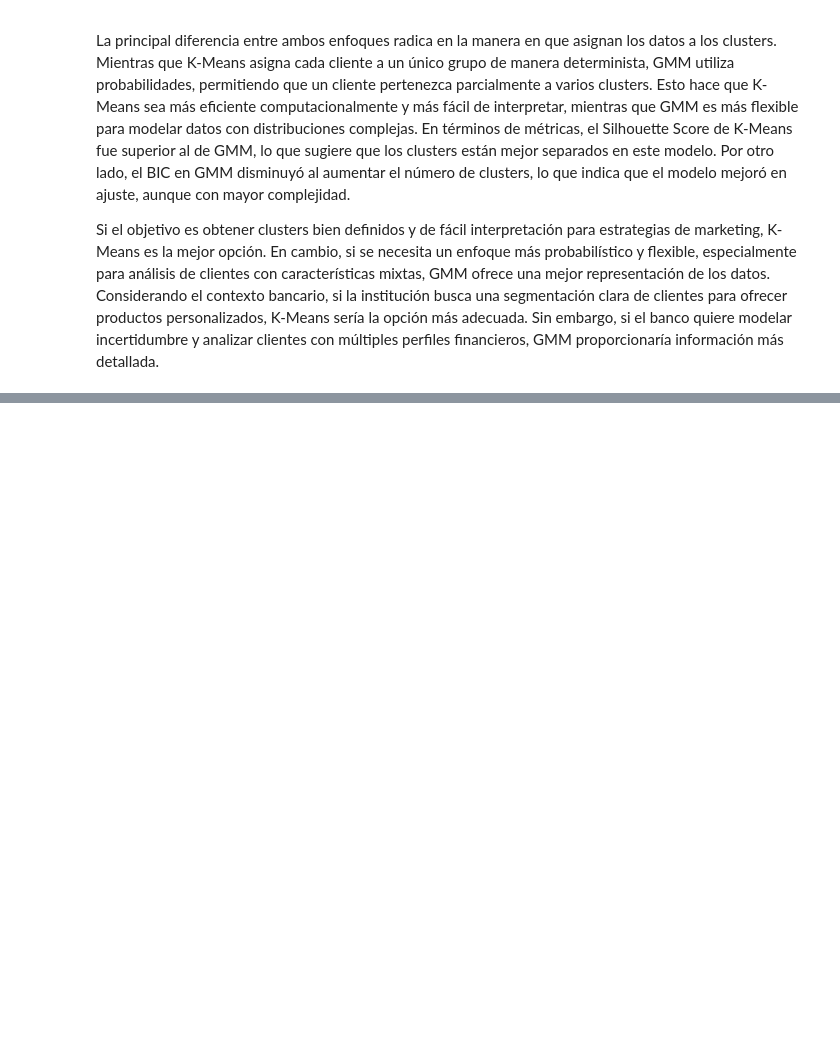
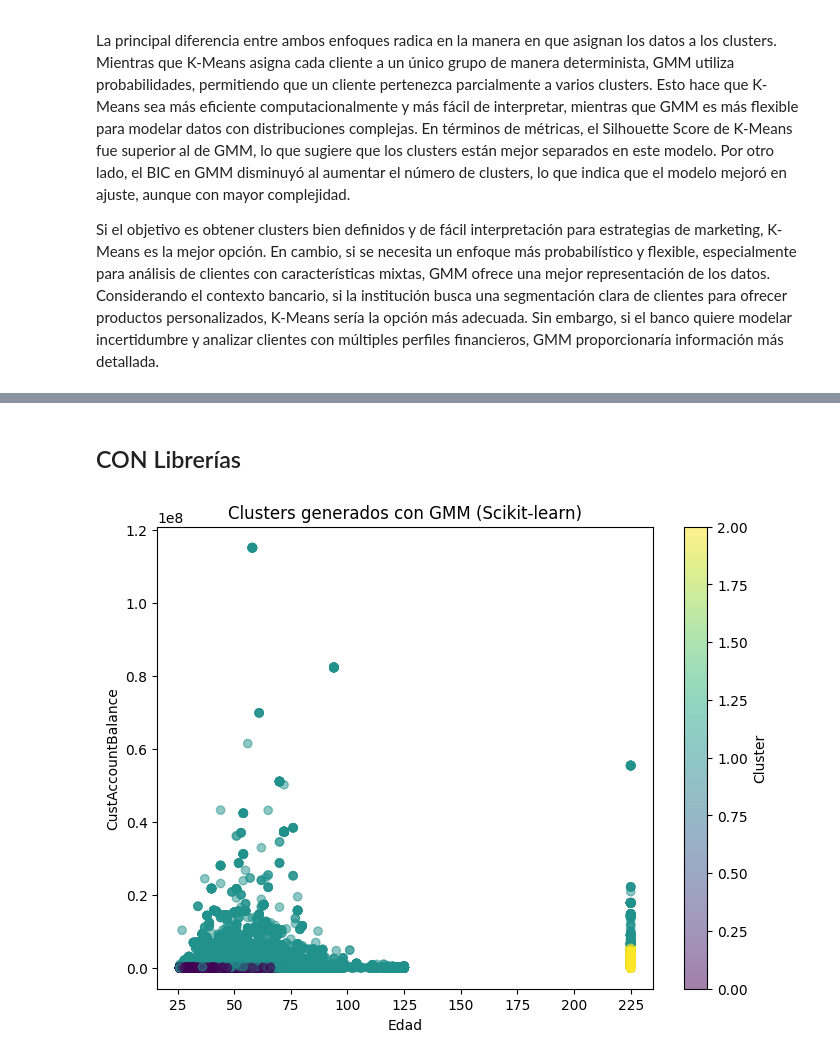
Before and after one commit to JPS4321/Lab4_IA, a Jupyter notebook: Main.ipynb, the cells around one changed output, grey strips where cells are left out. Saved outputs shown, nothing was run; the diff lists cells and outputs as text; code cells hidden in the pictures; blank space fills up the shorter version.

```diff
--- a/Main.ipynb
+++ b/Main.ipynb
@@ -568,0 +708,51 @@ Si el objetivo es obtener clusters bien definidos y de fácil interpretación pa
+# %% [markdown]
+## CON Librerías
+# %%
+import numpy as np
+import pandas as pd
+import matplotlib.pyplot as plt
+from sklearn.mixture import GaussianMixture
+from sklearn.preprocessing import StandardScaler
+
+# Cargar datos
+file_path = "bank_transactions.csv"
+df = pd.read_csv(file_path)
+# %%
+
+def calcular_edad(fecha_nac):
+    try:
+        anio = int(str(fecha_nac).split('/')[-1])
+        return 2025 - (1900 + anio) if anio < 100 else 2025 - anio
+    except:
+        return np.nan
+
+# Aplicar la función para calcular la edad
+df['Edad'] = df['CustomerDOB'].apply(calcular_edad)
+
+# Eliminar valores nulos
+df.dropna(subset=['Edad', 'CustAccountBalance', 'TransactionAmount (INR)'], inplace=True)
+
+# Seleccionar las variables relevantes
+features = ['Edad', 'CustAccountBalance', 'TransactionAmount (INR)']
+X = df[features].values
+
+# Normalización
+scaler = StandardScaler()
+X_scaled = scaler.fit_transform(X)
+
+# Aplicar Gaussian Mixture Models (GMM) con Scikit-learn
+best_k = 3
+gmm = GaussianMixture(n_components=best_k, random_state=42)
+gmm.fit(X_scaled)
+df['Cluster'] = gmm.predict(X_scaled)
+
+# Visualización de clusters
+plt.figure(figsize=(8, 6))
+plt.scatter(df['Edad'], df['CustAccountBalance'], c=df['Cluster'], cmap='viridis', alpha=0.5)
+plt.xlabel('Edad')
+plt.ylabel('CustAccountBalance')
+plt.title('Clusters generados con GMM (Scikit-learn)')
+plt.colorbar(label='Cluster')
+plt.show()
+# %% [output]
+[figure, added]
```
Also changed, not shown: parts of 9 cells of this notebook.
